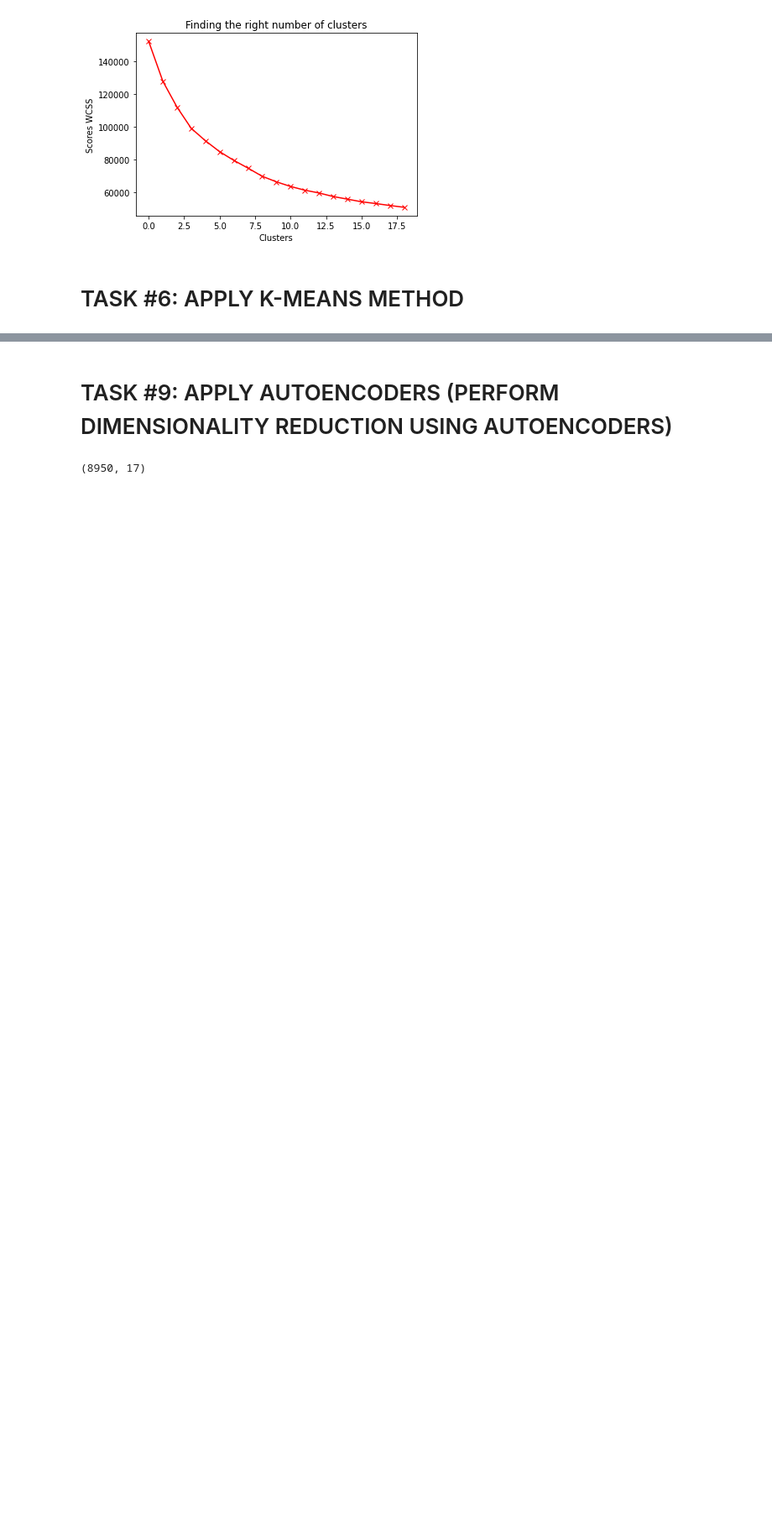
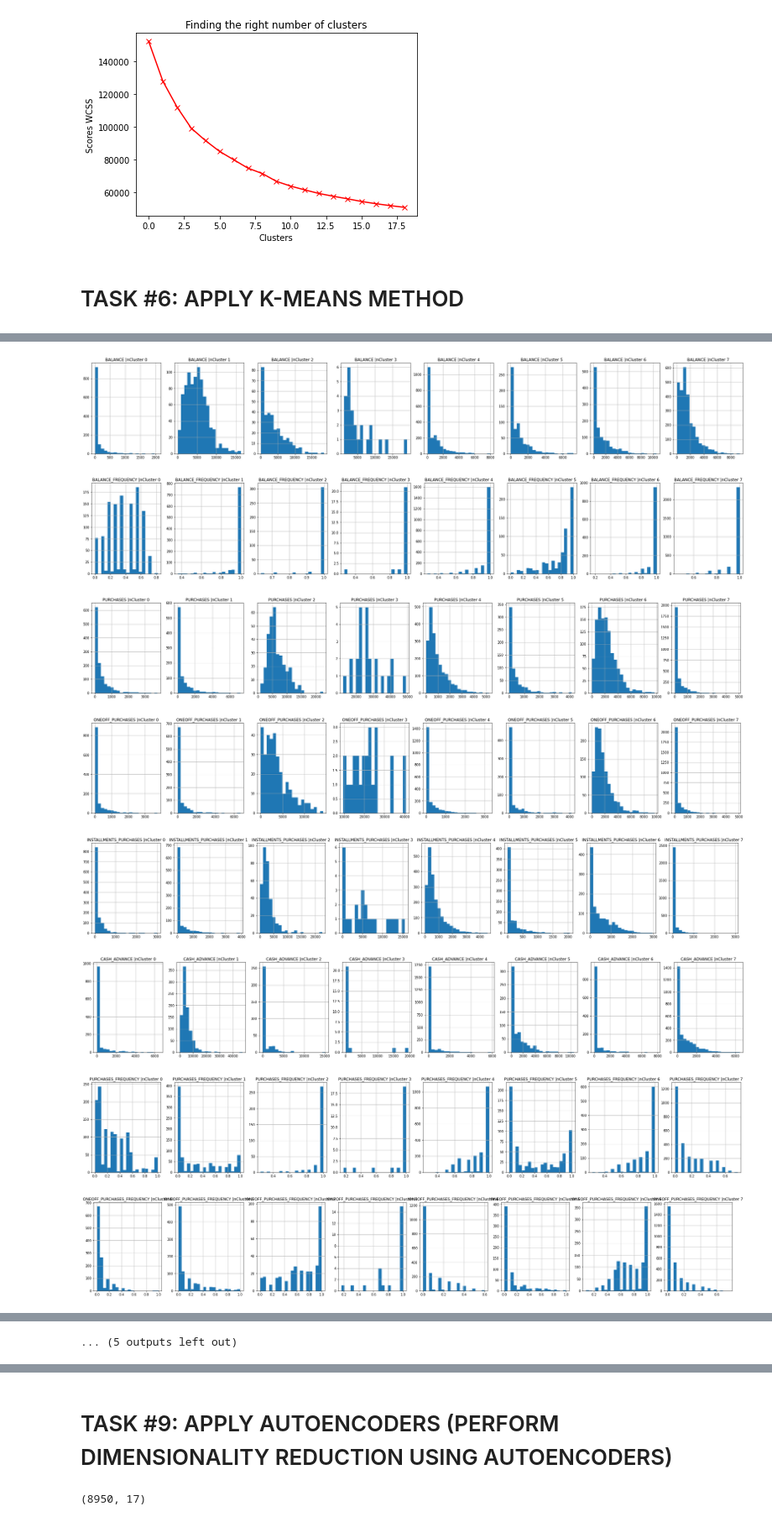
Before and after one commit to hdonghun/-Machine-learning, a Jupyter notebook: Marketing_Department_Skeleton.ipynb, the cells around one changed output, grey strips where cells are left out. Shown at 84% size. Cells and saved outputs as stored; diff of their text form; code cells hidden in the pictures; blank space fills up the shorter version.

```diff
--- a/Marketing_Department_Skeleton.ipynb
+++ b/Marketing_Department_Skeleton.ipynb
@@ -406,0 +413,4 @@ array([3, 2, 7, ..., 4, 4, 4], dtype=int32)
+# %%
+# 각 인덱스에 있는 데이터가 어디 군집에 속하는지 표현해주기 위해서, 가장 오른쪽에 어느 군집인지를 나타내주는 새로운 컬럼 추가하기
+creditcard_df_cluster = pd.concat([creditcard_df, pd.DataFrame({'cluster':labels})], axis =1)
+creditcard_df_cluster.head(5)
@@ -406,0 +424,20 @@ array([3, 2, 7, ..., 4, 4, 4], dtype=int32)
+# %%
+# Plot the histogram of various clusters
+for i in creditcard_df.columns:
+  plt.figure(figsize=(35,5))
+  for j in range(8):
+    plt.subplot(1,8,j+1)
+    cluster = creditcard_df_cluster[creditcard_df_cluster['cluster']==j]
+    cluster[i].hist(bins = 20)
+    plt.title('{} |nCluster {}'.format(i,j))
+
+plt.show()
+# %% [output]
+[figure, added]
+[figure, added]
+[figure, added]
+[figure, added]
+[figure, added]
+[figure, added]
+[figure, added]
+[figure, added]
@@ -407,2 +448,3 @@ array([3, 2, 7, ..., 4, 4, 4], dtype=int32)
+... (5 outputs left out)
 # %% [markdown]
 # TASK 7: APPLY PRINCIPAL COMPONENT ANALYSIS AND VISUALIZE THE RESULTS
```
Also changed, not shown: parts of 29 cells of this notebook.
